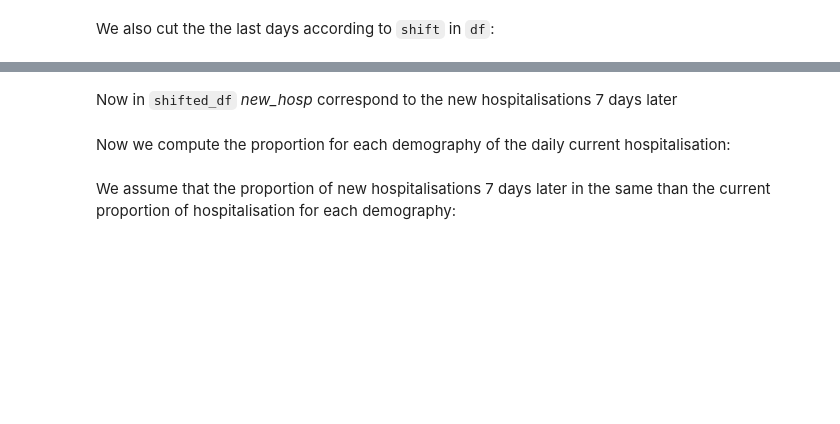
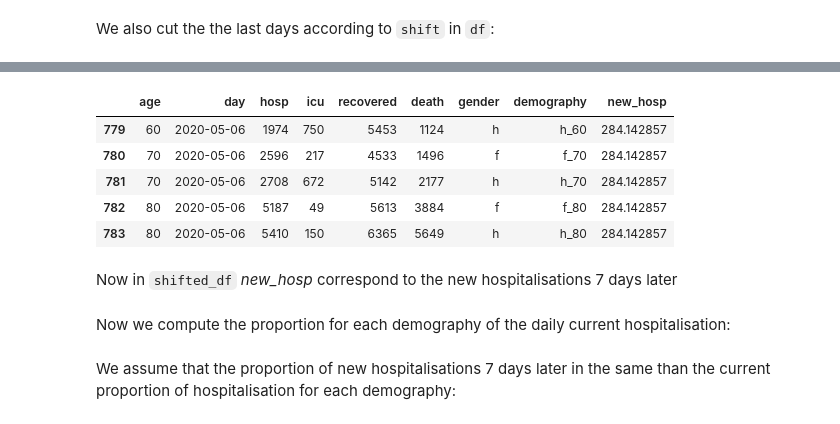
Before and after one commit to parcoor/py-propagsim, a Jupyter notebook: examples/cases_estimation.ipynb, the cells around one changed output, grey strips where cells are left out. Drawn from its saved outputs; the diff is of its cells as text; code cells hidden in the pictures; blank space fills up the shorter version.

```diff
--- a/examples/cases_estimation.ipynb
+++ b/examples/cases_estimation.ipynb
@@ -147,3 +157,12 @@ shifted_df.head()
+# %%
+shifted_df.tail()
+# %% [output]
+|  | age | day | hosp | icu | recovered | death | gender | demography | new_hosp |
+| 779 | 60 | 2020-05-06 | 1974 | 750 | 5453 | 1124 | h | h_60 | 284.142857 |
+| 780 | 70 | 2020-05-06 | 2596 | 217 | 4533 | 1496 | f | f_70 | 284.142857 |
+| 781 | 70 | 2020-05-06 | 2708 | 672 | 5142 | 2177 | h | h_70 | 284.142857 |
+| 782 | 80 | 2020-05-06 | 5187 | 49 | 5613 | 3884 | f | f_80 | 284.142857 |
+| 783 | 80 | 2020-05-06 | 5410 | 150 | 6365 | 5649 | h | h_80 | 284.142857 |
 # %% [markdown]
 Now in `shifted_df` *new_hosp* correspond to the new hospitalisations 7 days later
 # %% [markdown]
```
Also changed, not shown: parts of 14 cells of this notebook, 29 other files.
